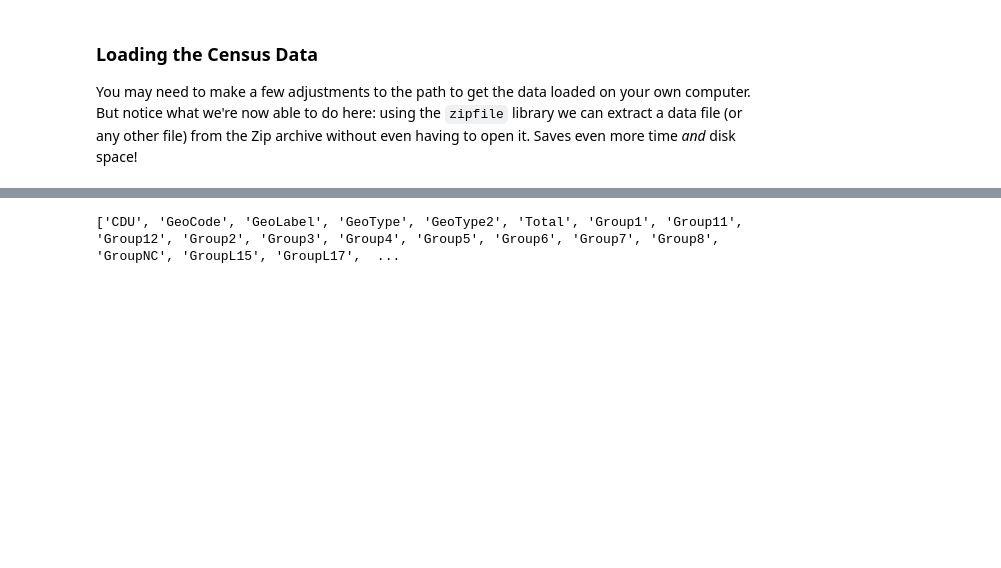
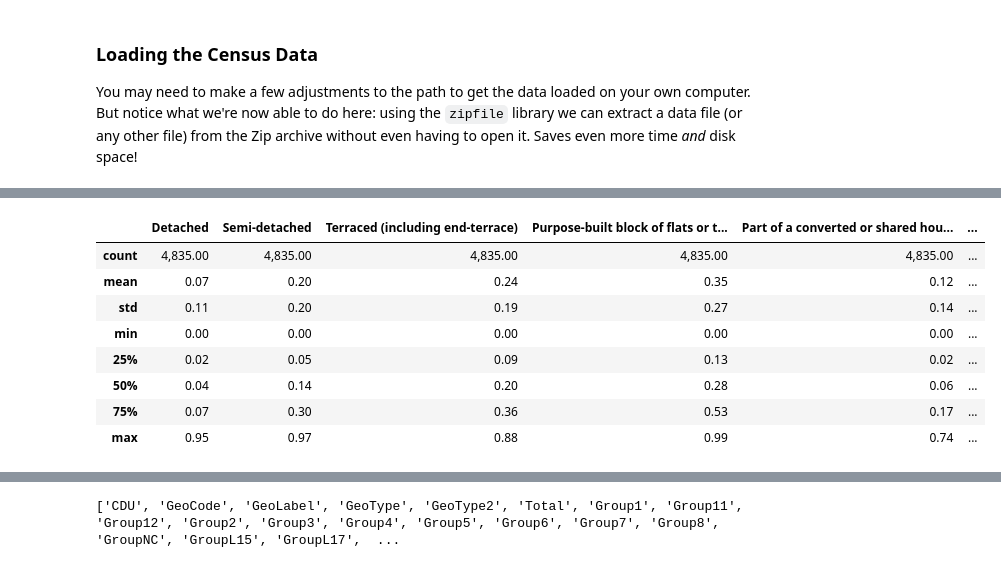
Before and after one commit to kingsgeocomp/applied_gsa, a Jupyter notebook: Week 3-Clustering & Geodemographics.ipynb, the cells around one changed output, grey strips where cells are left out. Cells and saved outputs as stored; diff of their text form; code cells hidden in the pictures; blank space fills up the shorter version.

```diff
--- a/Week 3-Clustering & Geodemographics.ipynb
+++ b/Week 3-Clustering & Geodemographics.ipynb
@@ -111,7 +111,7 @@ import random
 random.seed(123456789) # For reproducibility
 
 # Make numeric display a bit easier
-pd.set_option('display.float_format', lambda x: '{:,.0f}'.format(x))
+pd.set_option('display.float_format', lambda x: '{:,.2f}'.format(x))
 
 # Make sure output is into notebook
 %matplotlib inline
@@ -160,0 +234,19 @@ df.head(3)
+# %%
+# Create a new data frame to
+# hold the percentage values
+# and initialise it with only
+# the 'mnemonic' (i.e. GeoCode)
+d_pct = pd.concat(
+    [d[t]['mnemonic']],
+    axis=1,
+    keys=['mnemonic'])
+
+# For each of the columns remaining
+# in the select
+for c in selection:
+    m  = re.search("^(?:[^\:]*)(?:\:\s)?(.+)$", c)
+    nm = m.group(1)
+    if nm == 'e':
+        nm = 'Caravan'
+    print(nm)
+    d_pct[nm] = pd.Series(d[t][c].astype(float)/d[t]['Total Properties'].astype(float))
@@ -160,0 +261,13 @@ df.head(3)
+# %%
+d[t + 'pct'] = d_pct
+d_pct.describe()
+# %% [output]
+|  | Detached | Semi-detached | Terraced (including end-terrace) | Purpose-built block of flats or t... | Part of a converted or shared hou... | ... |
+| count | 4,835.00 | 4,835.00 | 4,835.00 | 4,835.00 | 4,835.00 | ... |
+| mean | 0.07 | 0.20 | 0.24 | 0.35 | 0.12 | ... |
+| std | 0.11 | 0.20 | 0.19 | 0.27 | 0.14 | ... |
+| min | 0.00 | 0.00 | 0.00 | 0.00 | 0.00 | ... |
+| 25% | 0.02 | 0.05 | 0.09 | 0.13 | 0.02 | ... |
+| 50% | 0.04 | 0.14 | 0.20 | 0.28 | 0.06 | ... |
+| 75% | 0.07 | 0.30 | 0.36 | 0.53 | 0.17 | ... |
+| max | 0.95 | 0.97 | 0.88 | 0.99 | 0.74 | ... |
```
Also changed, not shown: parts of 29 cells of this notebook, 1 other file.
